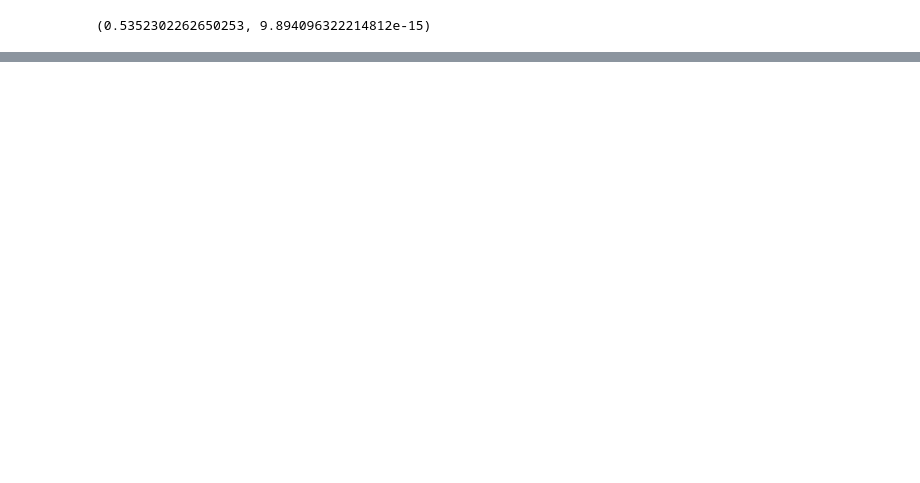
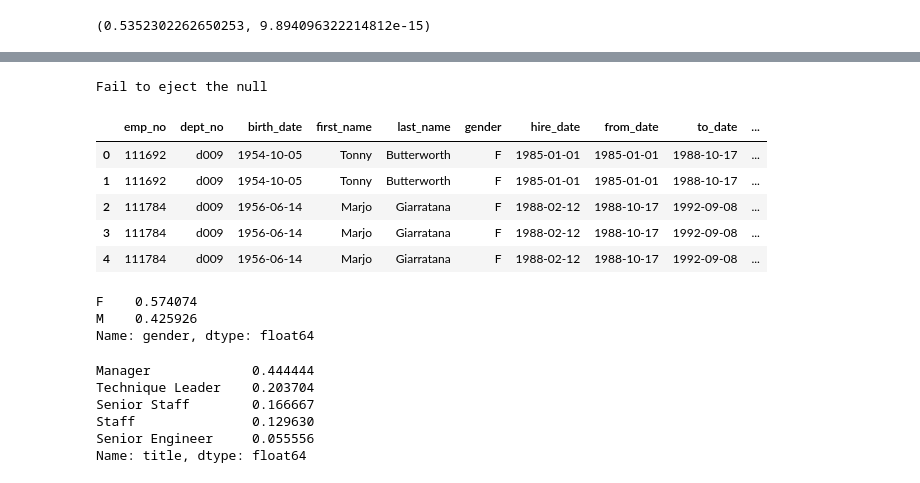
Before and after one commit to dlmitc3/statistics-exercises, a Jupyter notebook: hypothesis_testing.ipynb, the cells around one changed output, grey strips where cells are left out. Cells and saved outputs as stored; diff of their text form; code cells hidden in the pictures; blank space fills up the shorter version.

```diff
--- a/hypothesis_testing.ipynb
+++ b/hypothesis_testing.ipynb
@@ -302,2 +298,21 @@ total_charges = df.total_charges.astype(float)
+# %%
+from env import host, user, password
+database = "telco_churn"
+
+def get_db_url(user,host,password,database):
+
+    url = f'mysql+pymysql://{user}:{password}@{host}/{database}'
+
+    return url
+
+url = get_db_url(user,host,password,database)
+
+database_name = "telco_churn"
+query = """
+            SELECT total_charges, tenure
+            FROM customers as c
+            WHERE c.phone_service = 'yes' and c.total_charges > 0
+
+        """
 # %%
 tenure = df.tenure
@@ -498,0 +809,8 @@ stats.pearsonr(df.Days, df.Reaction)
+# %%
+# if p < a then we reject the null
+if p < a:
+    print("reject the null")
+else:
+    print("Fail to eject the null")
+# %% [output]
+Fail to eject the null
@@ -498,0 +820,52 @@ stats.pearsonr(df.Days, df.Reaction)
+# %%
+from env import host, user, password
+database = "employees"
+
+def get_db_url(user,host,password,database):
+
+    url = f'mysql+pymysql://{user}:{password}@{host}/{database}'
+
+    return url
+
+url = get_db_url(user,host,password,database)
+
+database_name = "employees"
+query = """
+            SELECT *
+            FROM employees as e
+            JOIN dept_manager as dm
+            USING (emp_no)
+            JOIN departments as d
+            USING (dept_no)
+            JOIN titles as t
+            USING (emp_no)
+        """
+df = pd.read_sql(query, url)
+
+df.head()
+# %% [output]
+|  | emp_no | dept_no | birth_date | first_name | last_name | gender | hire_date | from_date | to_date | ... |
+| 0 | 111692 | d009 | 1954-10-05 | Tonny | Butterworth | F | 1985-01-01 | 1985-01-01 | 1988-10-17 | ... |
+| 1 | 111692 | d009 | 1954-10-05 | Tonny | Butterworth | F | 1985-01-01 | 1985-01-01 | 1988-10-17 | ... |
+| 2 | 111784 | d009 | 1956-06-14 | Marjo | Giarratana | F | 1988-02-12 | 1988-10-17 | 1992-09-08 | ... |
+| 3 | 111784 | d009 | 1956-06-14 | Marjo | Giarratana | F | 1988-02-12 | 1988-10-17 | 1992-09-08 | ... |
+| 4 | 111784 | d009 | 1956-06-14 | Marjo | Giarratana | F | 1988-02-12 | 1988-10-17 | 1992-09-08 | ... |
+# %%
+n = df.shape[0]
+
+gender_proportions = df.gender.value_counts() / n
+gender_proportions
+# %% [output]
+F    0.574074
+M    0.425926
+Name: gender, dtype: float64
+# %%
+title_proportions = df.title.value_counts() / n
+title_proportions
+# %% [output]
+Manager             0.444444
+Technique Leader    0.203704
+Senior Staff        0.166667
+Staff               0.129630
+Senior Engineer     0.055556
+Name: title, dtype: float64
```
Also changed, not shown: parts of 60 cells of this notebook.
